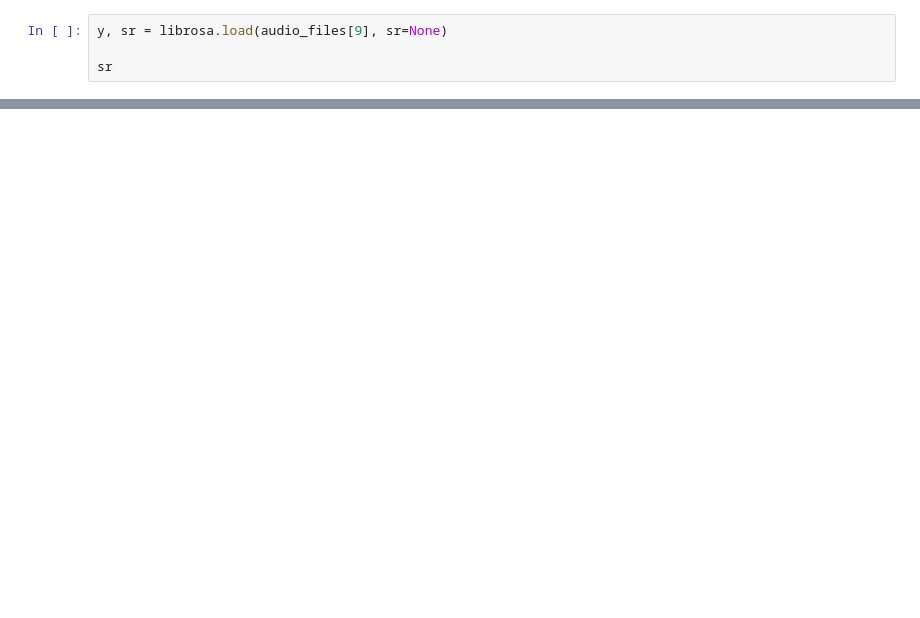
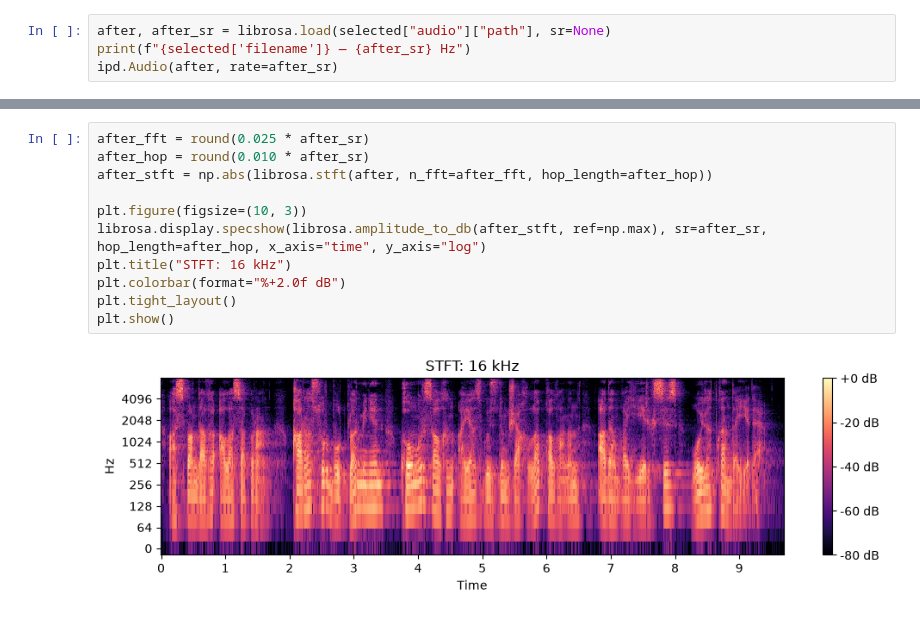
Before and after one commit to vvadr/speech-to-text, a Jupyter notebook: notebooks/tuesday.ipynb, the cells around one changed output, grey strips where cells are left out. Saved outputs shown, nothing was run; the diff lists cells and outputs as text; blank space fills up the shorter version.

```diff
--- a/notebooks/tuesday.ipynb
+++ b/notebooks/tuesday.ipynb
@@ -34,4 +196,4 @@ ipd.Audio(audio_files[0])
 # %%
-y, sr = librosa.load(audio_files[9], sr=None)
-
-sr
+after, after_sr = librosa.load(selected["audio"]["path"], sr=None)
+print(f"{selected['filename']} — {after_sr} Hz")
+ipd.Audio(after, rate=after_sr)
@@ -37,0 +203,13 @@ sr
+# %%
+after_fft = round(0.025 * after_sr)
+after_hop = round(0.010 * after_sr)
+after_stft = np.abs(librosa.stft(after, n_fft=after_fft, hop_length=after_hop))
+
+plt.figure(figsize=(10, 3))
+librosa.display.specshow(librosa.amplitude_to_db(after_stft, ref=np.max), sr=after_sr, hop_length=after_hop, x_axis="time", y_axis="log")
+plt.title("STFT: 16 kHz")
+plt.colorbar(format="%+2.0f dB")
+plt.tight_layout()
+plt.show()
+# %% [output]
+[figure, added]
```
Also changed, not shown: parts of 22 cells of this notebook, 7 other files.
